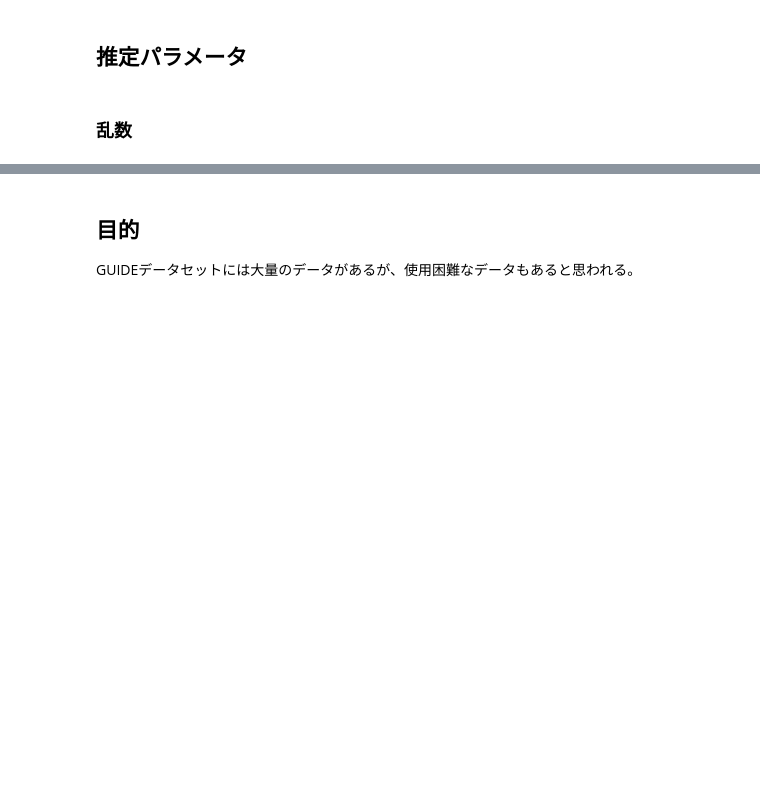
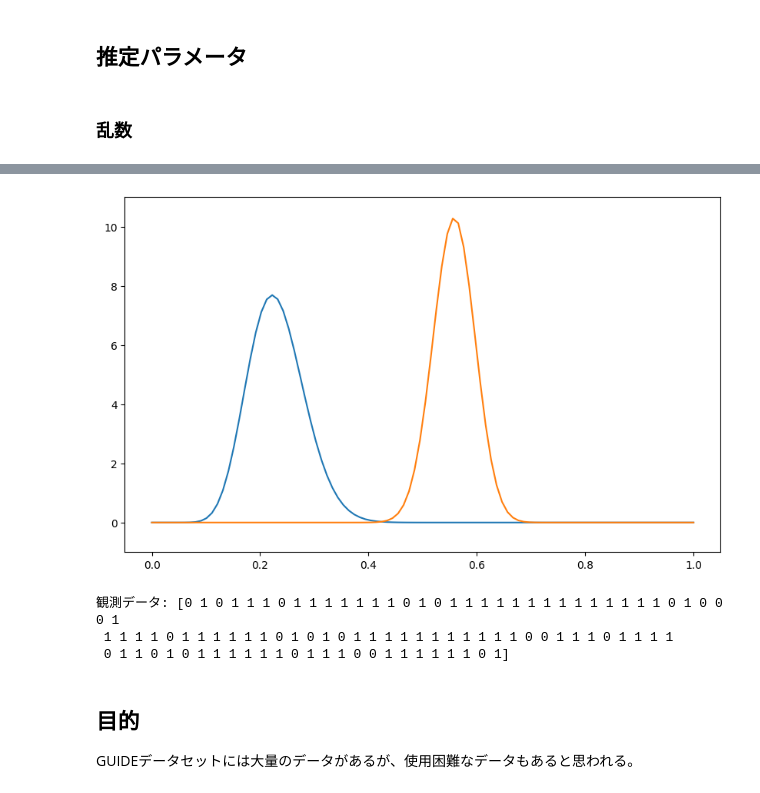
Before and after one commit to RyuichiHashimoto/BayesianNetwork, a Jupyter notebook: experiments/06_parameter_estimation/00_not.ipynb, the cells around one changed output, grey strips where cells are left out. Cells and saved outputs as stored; diff of their text form; code cells hidden in the pictures; blank space fills up the shorter version.

```diff
--- a/experiments/06_parameter_estimation/00_not.ipynb
+++ b/experiments/06_parameter_estimation/00_not.ipynb
@@ -50,3 +67,44 @@ print("観測データ:", data)
+# %%
+a, b = 15, 50
+# %%
+a_values = [a]
+b_values = [b]
+# ベイズ更新
+for outcome in data:
+    if outcome == 1:  # 成功の場合、a を増加
+        a += 1
+    else:
+        b += 1 # 失敗の場合、b を増加
+    a_values.append(a)
+    b_values.append(b)
+# %%
+plt.figure(figsize=(10, 6))
+
+# 結果のプロット
+x = np.linspace(0, 1, 100)
+
+
+i = 0
+y = beta.pdf(x, a_values[i], b_values[i])
+plt.plot(x, y, label=f'更新 {i}')
+
+i = -1
+y = beta.pdf(x, a_values[i], b_values[i])
+plt.plot(x, y, label=f'更新 {i}')
+
+
+plt.ylim(-1, 11)  # Y軸の範囲を-1から11に設定
+
+# plt.legend()
+plt.show()
+
+# 観測データの確認
+print("観測データ:", data)
+# %% [output]
+[figure, added]
+観測データ: [0 1 0 1 1 1 0 1 1 1 1 1 1 1 0 1 0 1 1 1 1 1 1 1 1 1 1 1 1 1 1 0 1 0 0 0 1
+ 1 1 1 1 0 1 1 1 1 1 1 0 1 0 1 0 1 1 1 1 1 1 1 1 1 1 1 0 0 1 1 1 0 1 1 1 1
+ 0 1 1 0 1 0 1 1 1 1 1 1 0 1 1 1 0 0 1 1 1 1 1 1 0 1]
 # %% [markdown]
 ## 目的
 GUIDEデータセットには大量のデータがあるが、使用困難なデータもあると思われる。
```
Also changed, not shown: parts of 5 cells of this notebook.
